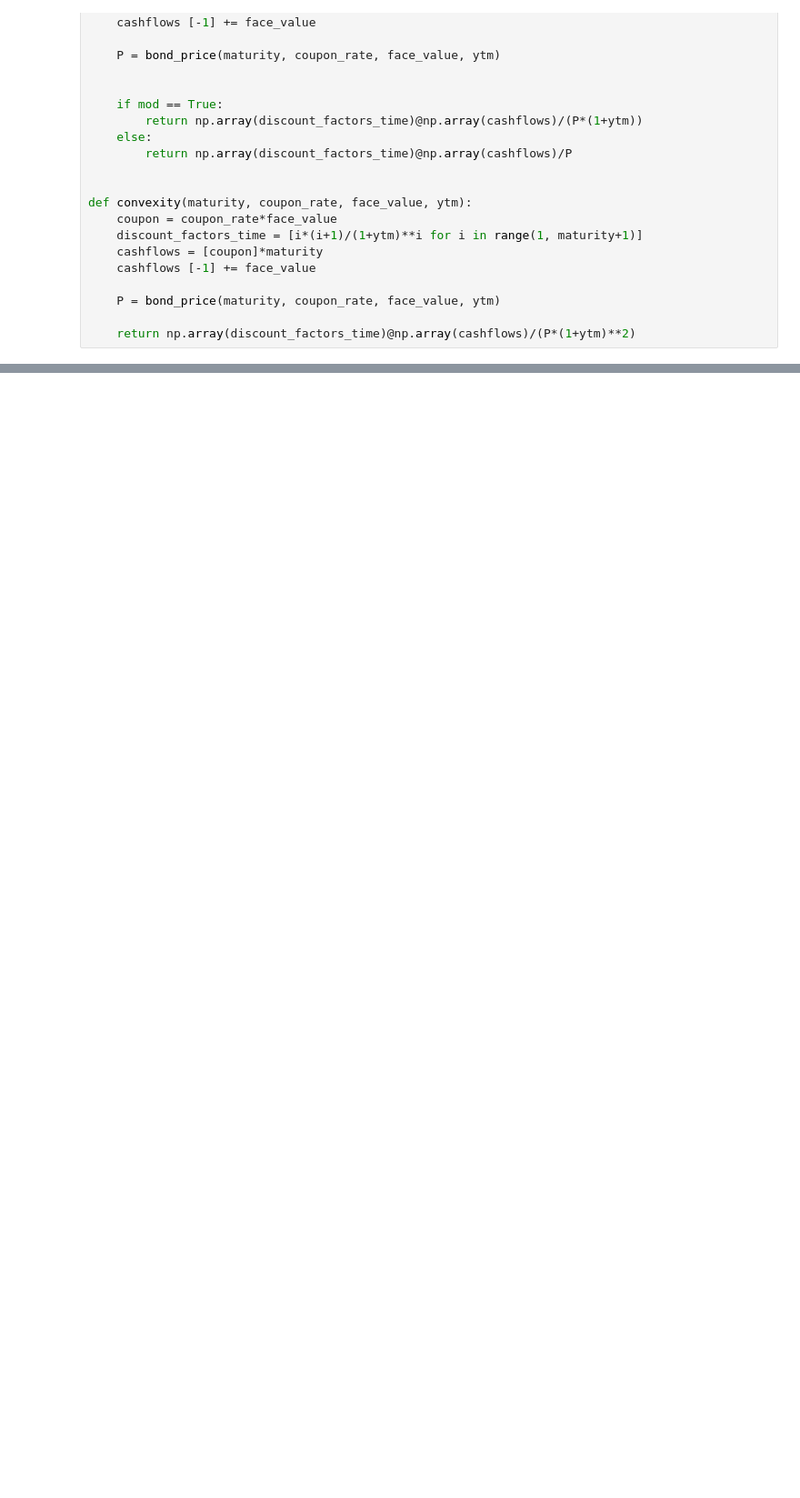
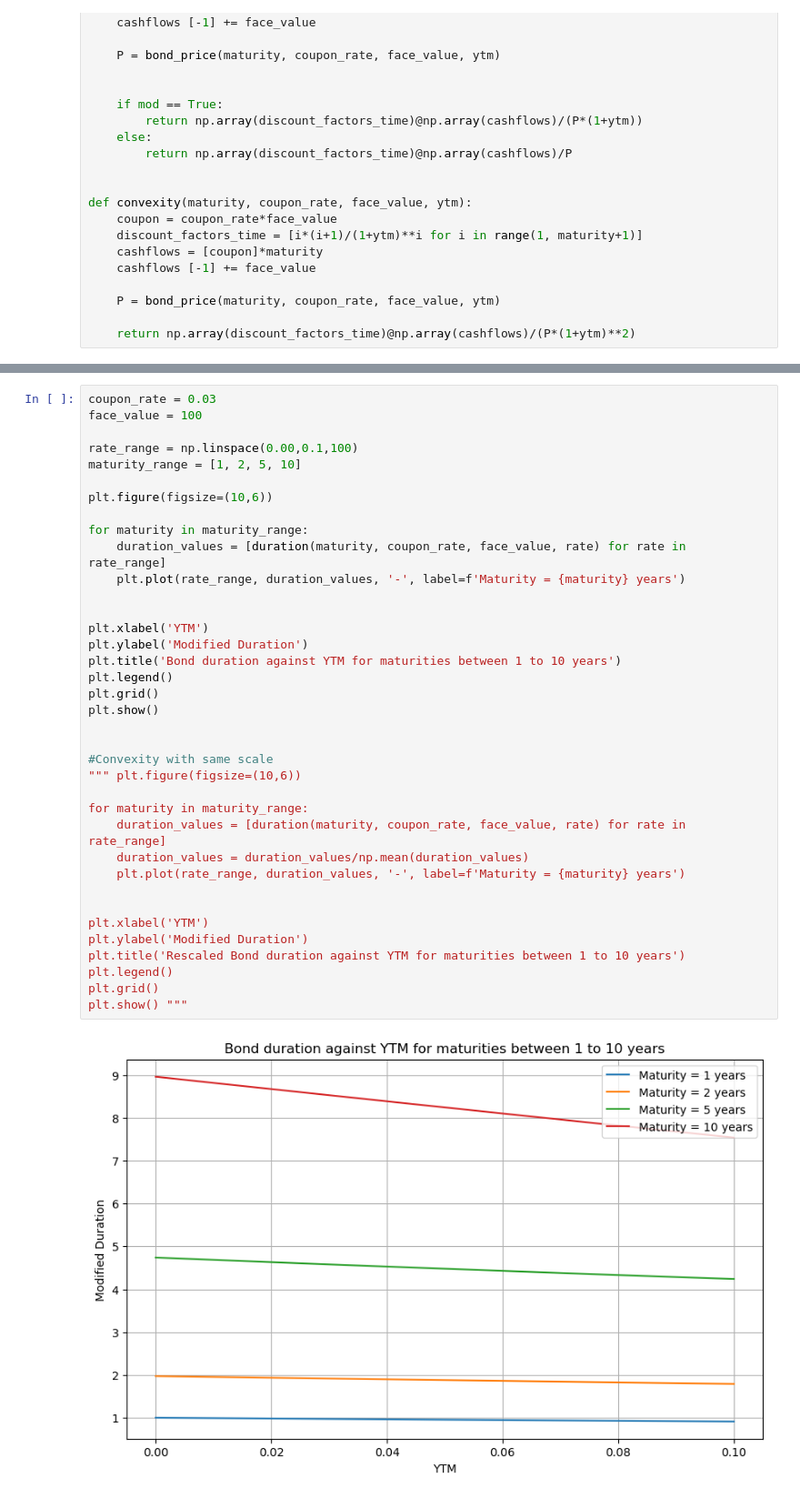
Before and after one commit to Luciocta/projetperso, a Jupyter notebook: bond_pricer.ipynb, the cells around one changed output, grey strips where cells are left out. Shown: that part at 91% size. Cells and saved outputs as stored; diff of their text form; blank space fills up the shorter version.

```diff
--- a/bond_pricer.ipynb
+++ b/bond_pricer.ipynb
@@ -111,0 +112,39 @@ plt.show()
+# %%
+coupon_rate = 0.03
+face_value = 100
+
+rate_range = np.linspace(0.00,0.1,100)
+maturity_range = [1, 2, 5, 10]
+
+plt.figure(figsize=(10,6))
+
+for maturity in maturity_range:
+    duration_values = [duration(maturity, coupon_rate, face_value, rate) for rate in rate_range]
+    plt.plot(rate_range, duration_values, '-', label=f'Maturity = {maturity} years')
+
+
+plt.xlabel('YTM')
+plt.ylabel('Modified Duration')
+plt.title('Bond duration against YTM for maturities between 1 to 10 years')
+plt.legend()
+plt.grid()
+plt.show()
+
+
+#Convexity with same scale
+""" plt.figure(figsize=(10,6))
+
+for maturity in maturity_range:
+    duration_values = [duration(maturity, coupon_rate, face_value, rate) for rate in rate_range]
+    duration_values = duration_values/np.mean(duration_values)
+    plt.plot(rate_range, duration_values, '-', label=f'Maturity = {maturity} years')
+
+
+plt.xlabel('YTM')
+plt.ylabel('Modified Duration')
+plt.title('Rescaled Bond duration against YTM for maturities between 1 to 10 years')
+plt.legend()
+plt.grid()
+plt.show() """
+# %% [output]
+[figure, added]
```
Also changed, not shown: parts of 10 cells of this notebook.
